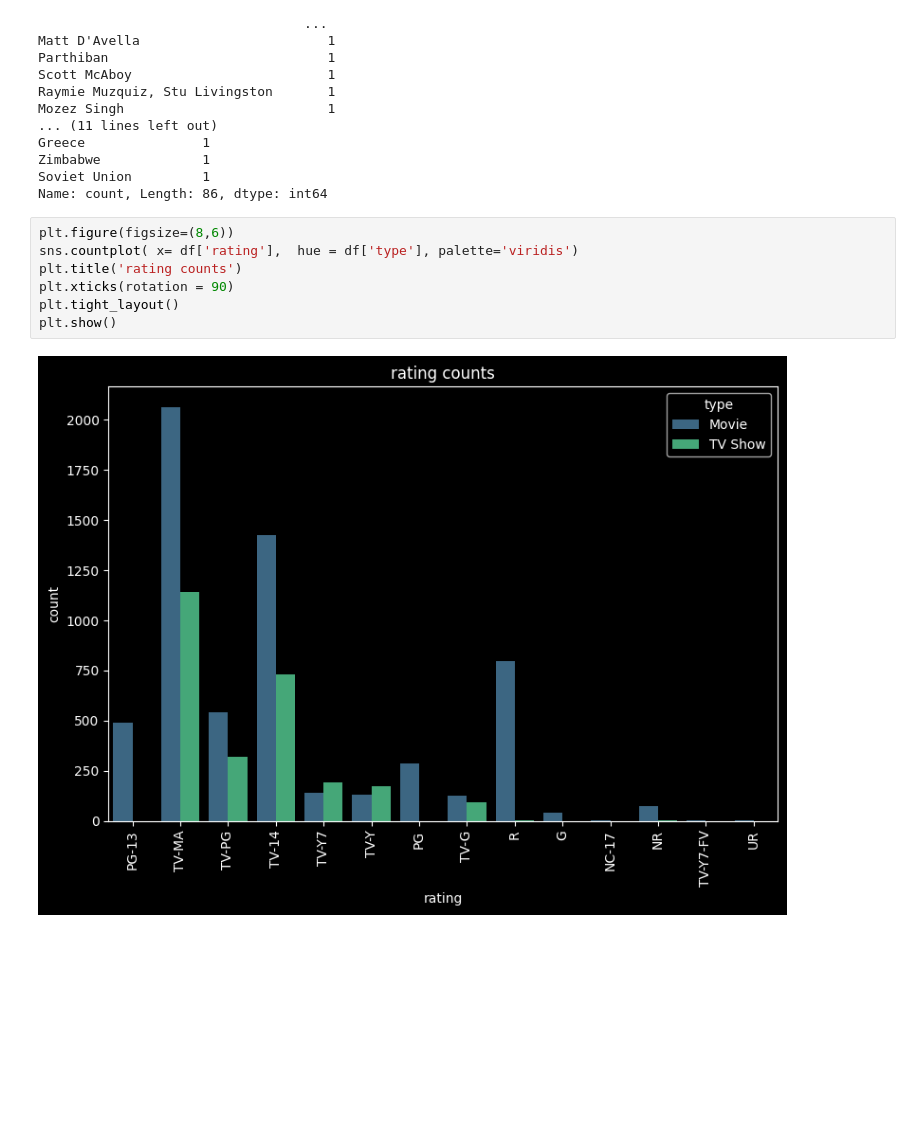
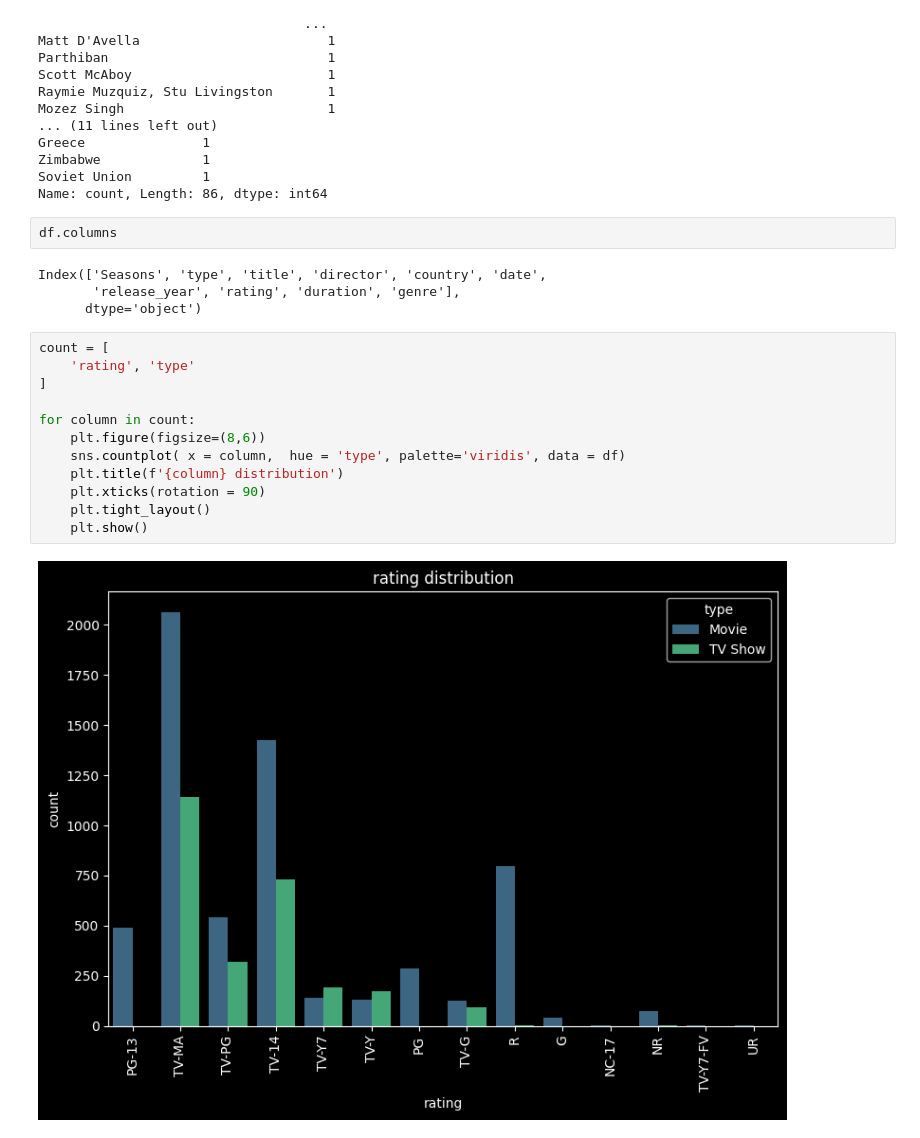
Before and after one commit to Bison619/Netflix_data_analysis, a Jupyter notebook: clean_and_analysis.ipynb, the cells around one changed output. Cells and saved outputs as stored; diff of their text form; blank space fills up the shorter version.

```diff
--- a/clean_and_analysis.ipynb
+++ b/clean_and_analysis.ipynb
@@ -102,12 +102,23 @@ Greece               1
 Zimbabwe             1
 Soviet Union         1
 Name: count, Length: 86, dtype: int64
+# %%
+df.columns
+# %% [output]
+Index(['Seasons', 'type', 'title', 'director', 'country', 'date',
+       'release_year', 'rating', 'duration', 'genre'],
+      dtype='object')
 # %%
-plt.figure(figsize=(8,6))
-sns.countplot( x= df['rating'],  hue = df['type'], palette='viridis')
-plt.title('rating counts')
-plt.xticks(rotation = 90)
-plt.tight_layout()
-plt.show()
+count = [
+    'rating', 'type'
+]
+
+for column in count:
+    plt.figure(figsize=(8,6))
+    sns.countplot( x = column,  hue = 'type', palette='viridis', data = df)
+    plt.title(f'{column} distribution')
+    plt.xticks(rotation = 90)
+    plt.tight_layout()
+    plt.show()
 # %% [output]
-[figure, old version]
+[figure, new version]
```
Also changed, not shown: parts of 4 cells of this notebook.
